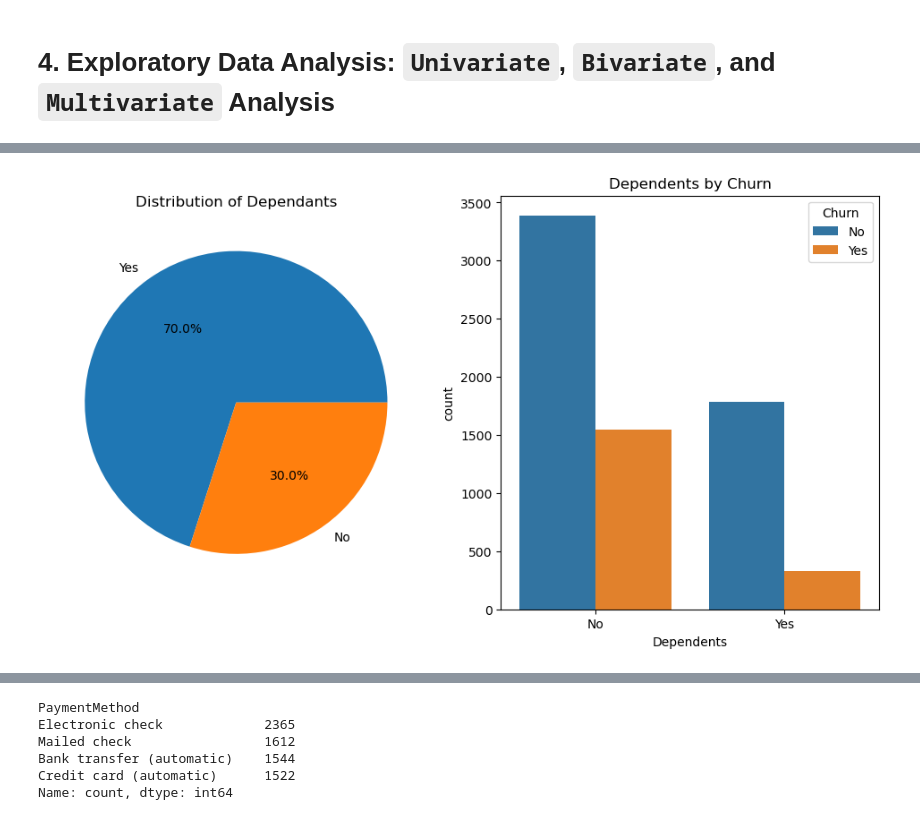
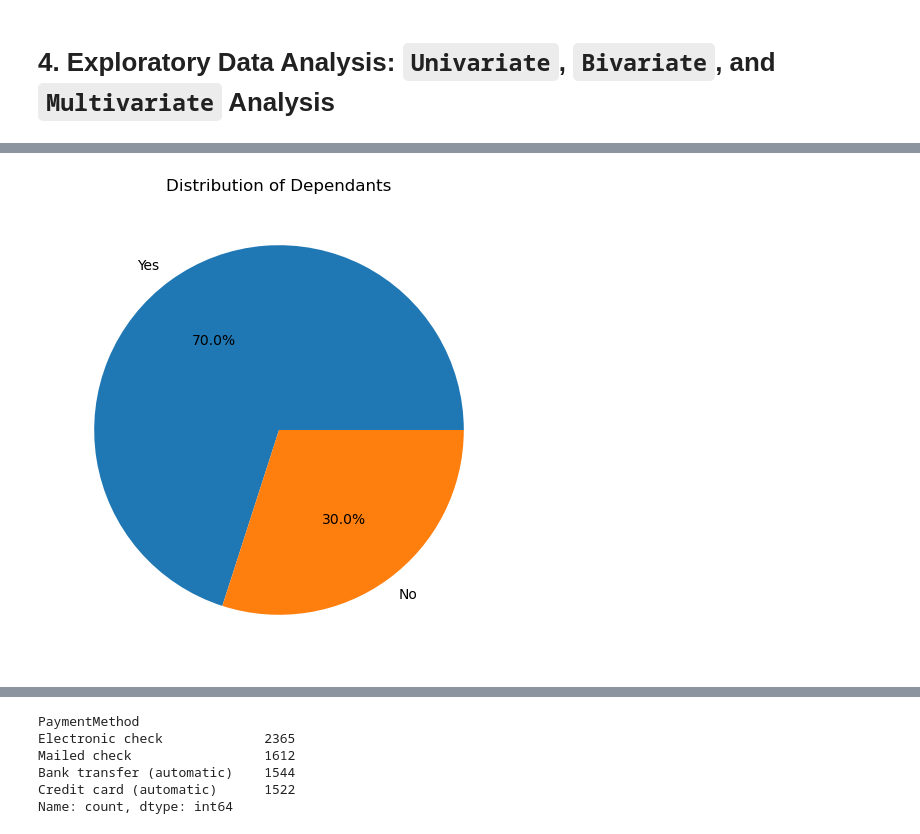
Before and after one commit to chemutai254/PBI_ML, a Jupyter notebook: CUSTOMER_RETENTION/Retention_Strategy/Telco_Customer_Churn.ipynb, the cells around one changed output, grey strips where cells are left out. Drawn from its saved outputs; the diff is of its cells as text; code cells hidden in the pictures.

```diff
--- a/CUSTOMER_RETENTION/Retention_Strategy/Telco_Customer_Churn.ipynb
+++ b/CUSTOMER_RETENTION/Retention_Strategy/Telco_Customer_Churn.ipynb
@@ -227,11 +242,8 @@ plt.show();
 # %%
-fig, ax = plt.subplots(1, 2, figsize=(12, 6))
-# sns.countplot(x='Dependents', data=df, ax=ax[0])
-ax[0].pie(df["Dependents"].value_counts(), labels=["Yes", "No"], autopct='%1.1f%%')
-ax[0].set_title("Distribution of Dependants")
-
-sns.countplot(x='Dependents', data=df, hue='Churn', ax=ax[1])
-ax[1].set_title("Dependents by Churn")
+# Visualize `Dependents`
+plt.figure(figsize=(12, 6))
+plt.pie(df["Dependents"].value_counts(), labels=["Yes", "No"], autopct='%1.1f%%')
+plt.title("Distribution of Dependants")
 plt.show();
 # %% [output]
-[figure, old version]
+[figure, new version]
```
Also changed, not shown: parts of 22 cells of this notebook.
